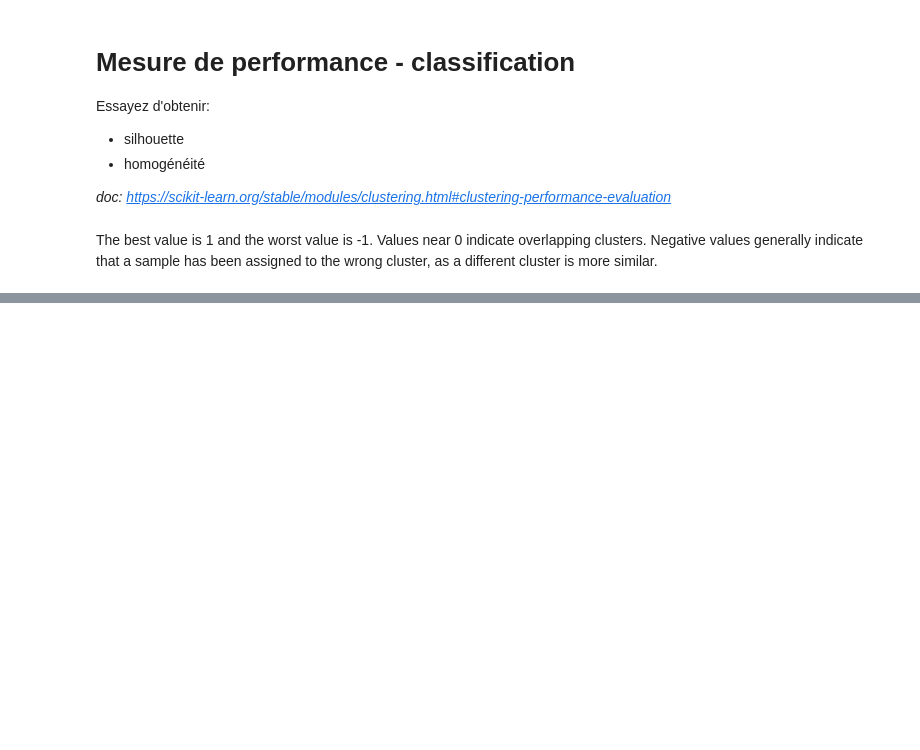
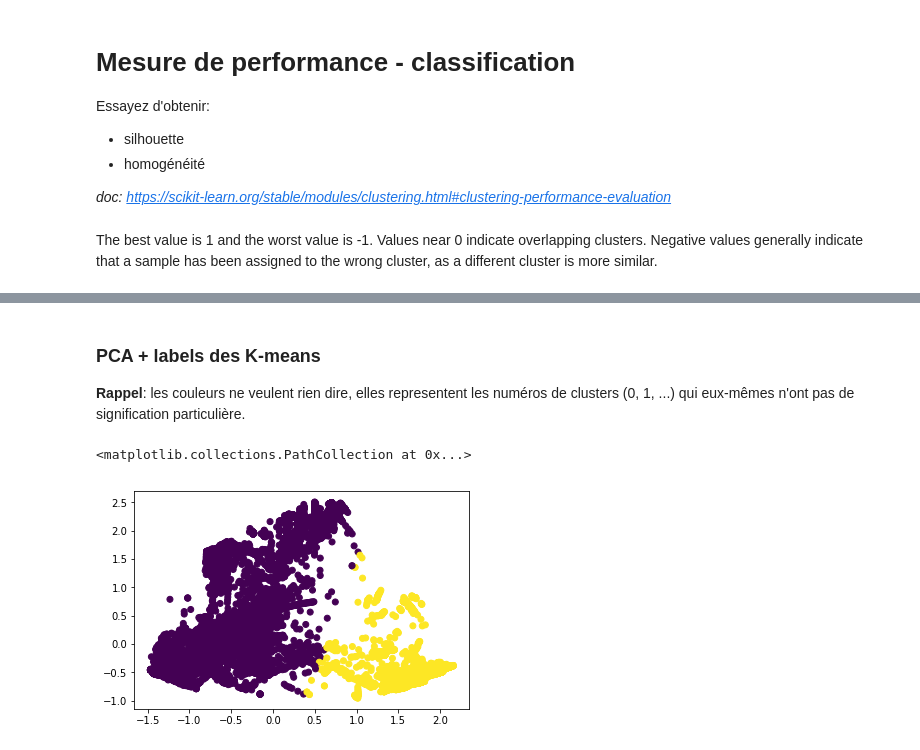
Before and after one commit to laure-delisle/intro-ml, a Jupyter notebook: tp-solution.ipynb, the cells around one changed output, grey strips where cells are left out. Saved outputs shown, nothing was run; the diff lists cells and outputs as text; code cells hidden in the pictures; blank space fills up the shorter version.

```diff
--- a/tp-solution.ipynb
+++ b/tp-solution.ipynb
@@ -307,2 +376,6 @@ labels[:5]
 # %% [markdown]
 ### K = 2
+# %%
+kmeans_normalized_k2 = cluster.KMeans(n_clusters=2, random_state=0).fit(X=X_normalized_no_na)
+labels_k2 = y_train.copy()
+labels_k2['cluster'] = kmeans_normalized_k2.labels_
@@ -373,0 +537,10 @@ subplot(1,5,5)
+# %% [markdown]
+### PCA + labels des K-means
+**Rappel**: les couleurs ne veulent rien dire, elles representent les numéros de clusters (0, 1, ...) qui eux-mêmes n'ont pas de signification particulière.
+# %%
+# k=2
+k_means_catcode = kmeans_normalized_k2.labels_.copy()
+plt.scatter(pca_result[:,0], pca_result[:,1], c=k_means_catcode)
+# %% [output]
+<matplotlib.collections.PathCollection at 0x...>
+[figure, added]
```
Also changed, not shown: parts of 45 cells of this notebook.
